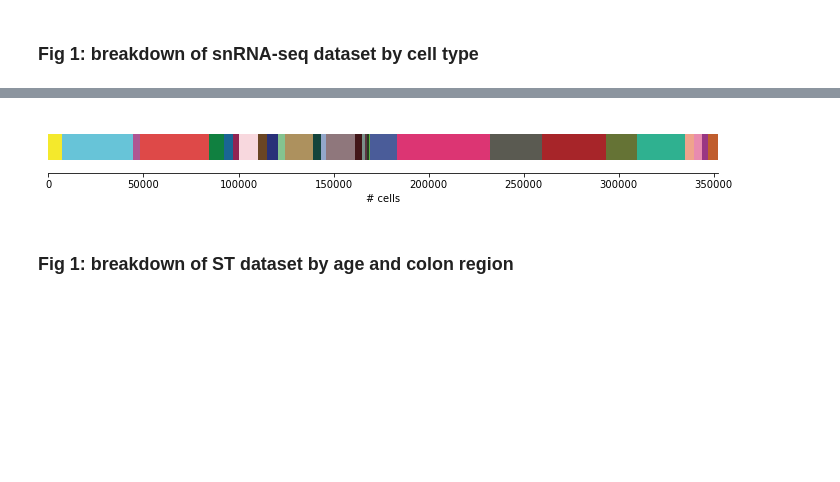
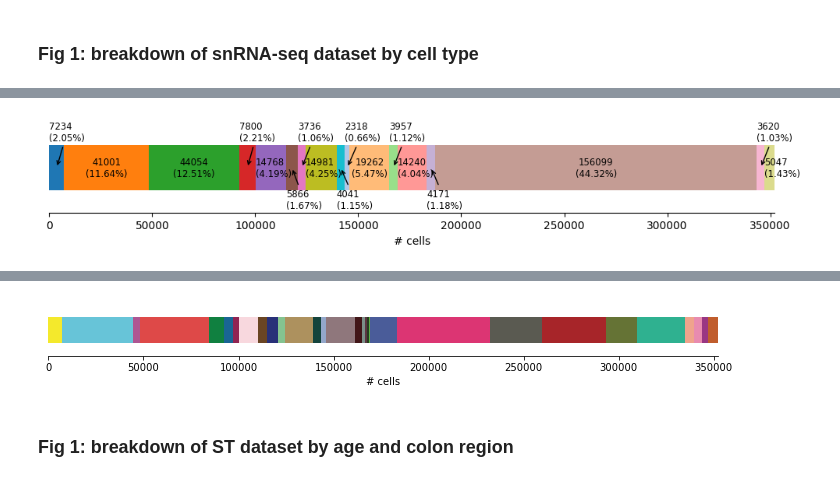
Before and after one commit to adaly/cSplotch, a Jupyter notebook: notebooks/fig1_dataset_composition.ipynb, the cells around one changed output, grey strips where cells are left out. Drawn from its saved outputs; the diff is of its cells as text; code cells hidden in the pictures; blank space fills up the shorter version.

```diff
--- a/notebooks/fig1_dataset_composition.ipynb
+++ b/notebooks/fig1_dataset_composition.ipynb
@@ -136,3 +149,52 @@ plt.subplots_adjust(bottom=0.4)
 plt.savefig('fig1_sndata_composition_k17.svg')
 # %% [output]
 [figure]
+# %%
+# Same as above, but with annotations per category
+ax = df_cpt.plot(kind='barh', stacked=True, figsize=(12,1.5), color=pmaj_colors, legend=False)
+#ax.legend(ncol=2, loc='upper left', bbox_to_anchor=(1.05, 1.0))
+ax.set_xlabel('# cells')
+ax.set_xlim(0, len(adata_snrna.obs))
+ax.set_yticks([])
+ax.spines[['left', 'right', 'top']].set_visible(False)
+
+csum = 0
+pos = 'up'
+
+# iterate through the containers
+for c in ax.containers:
+
+    # get the current segment label (a string); corresponds to column / legend
+    label = c.get_label()
+
+    # create custom labels with the bar height and the percent from the per column
+    # the column labels in per and dfp are int, so convert label to int
+    raw = df_cpt.loc[0,label]
+    pct = np.round(100 * raw/len(adata_snrna), 2)
+    labels = [f'{raw}\n({pct}%)']
+
+    # add the annotation
+    if pct > 5:
+        ax.bar_label(c, labels=labels, label_type='center', fontsize='small')
+        pos = 'up'
+    else:
+        if pos == 'up':
+            xytext = (csum,0.3)
+            pos = 'mid'
+            arrowprops=dict(arrowstyle="->")
+        elif pos == 'mid':
+            xytext = (csum,-0.1)
+            pos = 'down'
+            arrowprops = None
+        else:
+            xytext = (csum,-0.45)
+            pos = 'up'
+            arrowprops=dict(arrowstyle="->")
+        ax.annotate(labels[0], (csum+c.datavalues[0]/2,0), xytext=xytext, fontsize='small',
+                   arrowprops=arrowprops)
+
+    csum += c.datavalues[0]
+
+plt.savefig('fig1_sndata_composition_k17_barlabel.svg')
+# %% [output]
+[figure, added]
```
Also changed, not shown: parts of 2 cells of this notebook, 4 other files.
